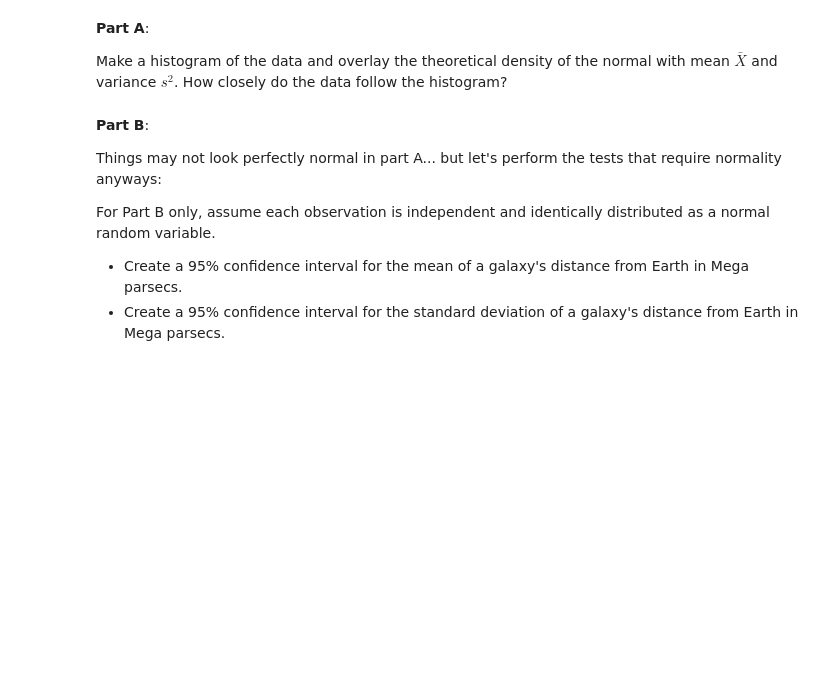
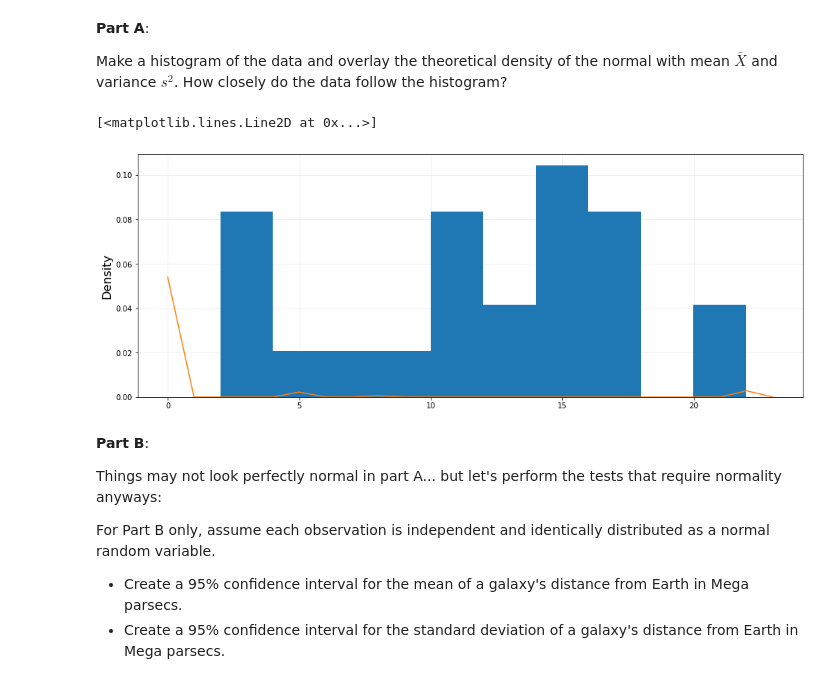
Before and after one commit to sumatthe29/Intro-to-Data-Science-2022, a Jupyter notebook: CSCI 3022/Homework/CSCI3022_S22_HW7.ipynb, the cells around one changed output. Cells and saved outputs as stored; diff of their text form; code cells hidden in the pictures; blank space fills up the shorter version.

```diff
--- a/CSCI 3022/Homework/CSCI3022_S22_HW7.ipynb
+++ b/CSCI 3022/Homework/CSCI3022_S22_HW7.ipynb
@@ -77,6 +78,19 @@ df.head(10)
 **Part A**:
 
 Make a histogram of the data and overlay the theoretical density of the normal with mean $\bar{X}$ and variance $s^2$.  How closely do the data follow the histogram?
+# %%
+fig, ax = plt.subplots(nrows=1, ncols=1, figsize=(16,6))
+xbars = df['x']
+# df.plot(x = 'x', y = 'y', kind = "hist" density = true)
+ax.hist(x = df['x'], density = True, bins = 10)
+ax.grid(alpha=0.25)
+ax.set_axisbelow(True)
+ax.set_ylabel("Density", fontsize=16)
+# df['x']
+ax.plot(stats.norm.pdf(df['x']))
+# %% [output]
+[<matplotlib.lines.Line2D at 0x...>]
+[figure, added]
 # %% [markdown]
 **Part B**:
 
```
Also changed, not shown: parts of 6 cells of this notebook, 2 other files.
